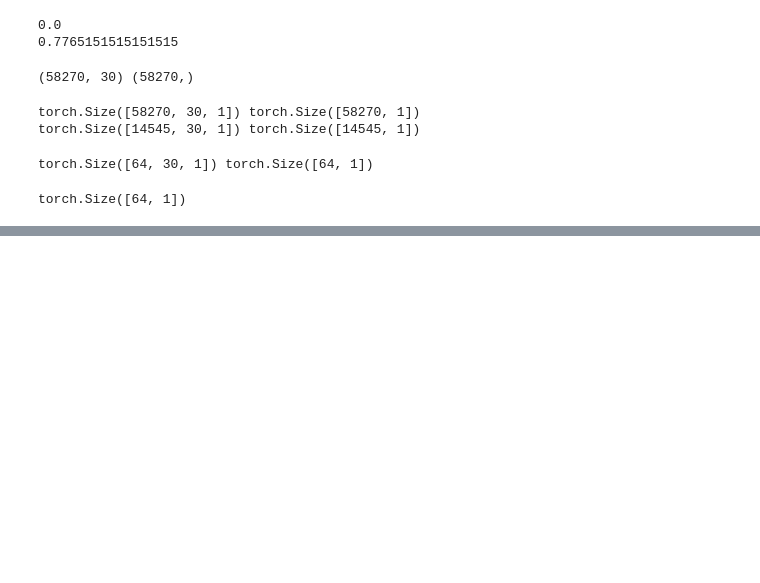
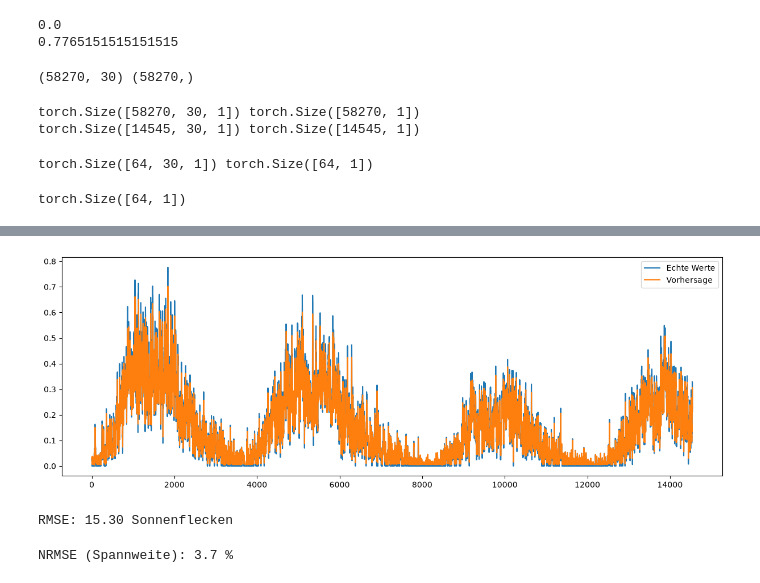
Before and after one commit to nanare-sudo/sunspot-lstm-forecasting, a Jupyter notebook: notebooks/02_preprocessing_and_model.ipynb, the cells around one changed output, grey strips where cells are left out. Saved outputs shown, nothing was run; the diff lists cells and outputs as text; code cells hidden in the pictures; blank space fills up the shorter version.

Commit message:
Add training, evaluation and save trained model

```diff
--- a/notebooks/02_preprocessing_and_model.ipynb
+++ b/notebooks/02_preprocessing_and_model.ipynb
@@ -111,3 +111,26 @@ for batch_X, batch_y in train_loader:
     break
 # %% [output]
 torch.Size([64, 1])
+# %%
+criterion = nn.MSELoss()
+optimizer = torch.optim.Adam(model.parameters(), lr=.001)
+# %%
+num_epochs = 10
+
+for epoch in range(num_epochs):
+    model.train()
+    epoch_loss = 0.0
+
+    for batch_X, batch_y in train_loader:
+        predictions = model(batch_X)
+
+        loss = criterion(predictions, batch_y)
+
+        optimizer.zero_grad()
+        loss.backward()
+        optimizer.step()
+
+        epoch_loss += loss.item()
+
+    avg_loss = epoch_loss / len(train_loader)
+    print(f"Epoch {epoch+1}/{num_epochs}, Loss: {avg_loss:.6f}")
@@ -113,0 +148,39 @@ torch.Size([64, 1])
+# %%
+model.eval
+all_predictions = []
+all_actuals = []
+
+with torch.no_grad():
+    for batch_X, batch_y in test_loader:
+        predictions = model(batch_X)
+        all_predictions.append(predictions)
+        all_actuals.append(batch_y)
+
+all_predictions = torch.cat(all_predictions).numpy()
+all_actuals = torch.cat(all_actuals).numpy()
+# %%
+plt.figure(figsize=(15, 5))
+plt.plot(all_actuals, label="Echte Werte")
+plt.plot(all_predictions, label="Vorhersage")
+plt.legend()
+plt.show()
+# %% [output]
+[figure, added]
+# %%
+import numpy as np
+
+predictions_real = all_predictions * (train_max - train_min) + train_min
+actuals_real = all_actuals * (train_max - train_min) + train_min
+
+rmse = np.sqrt(np.mean((predictions_real - actuals_real) ** 2))
+print(f"RMSE: {rmse:.2f} Sonnenflecken")
+# %% [output]
+RMSE: 15.30 Sonnenflecken
+# %%
+# Error relative to (max - min ) with test_data
+spannweite = actuals_real.max() - actuals_real.min()
+nrmse_range = rmse / spannweite * 100
+
+print(f"NRMSE (Spannweite): {nrmse_range:.1f} %")
+# %% [output]
+NRMSE (Spannweite): 3.7 %
```
Also changed, not shown: parts of 2 cells of this notebook, 1 other file.
